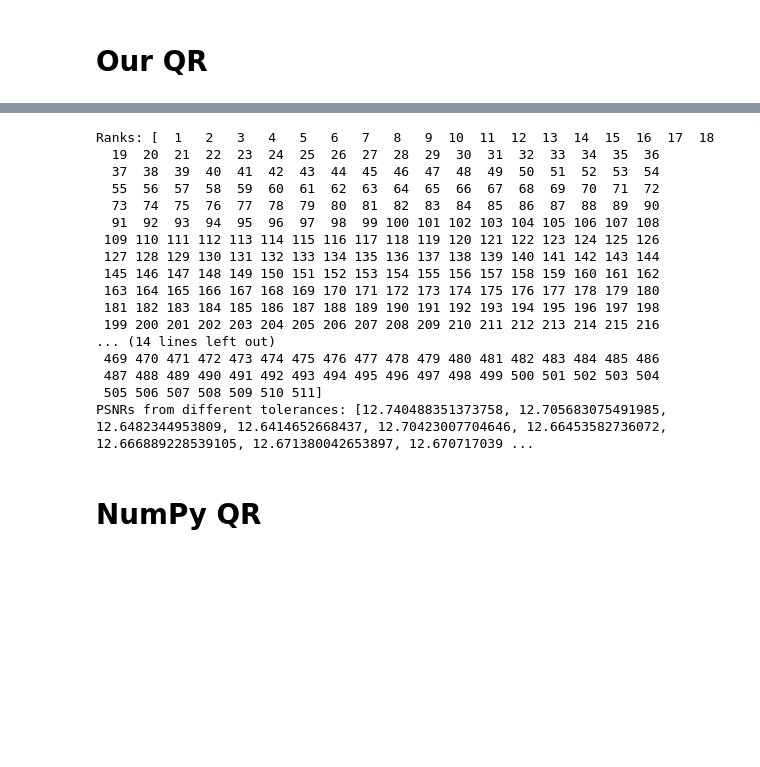
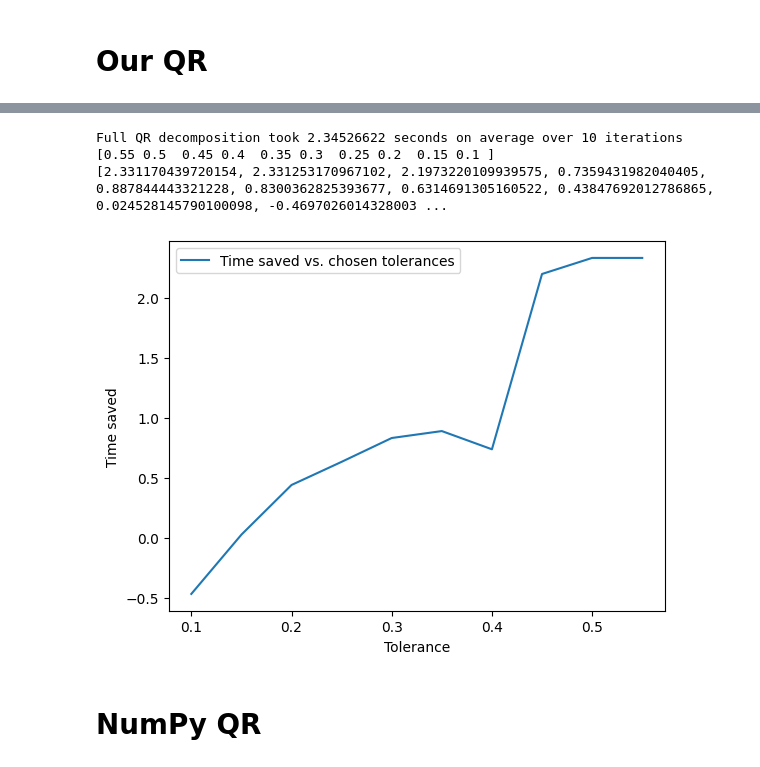
Before and after one commit to dreamchef/rrqrf, a Jupyter notebook: qr_svd_comparison.ipynb, the cells around one changed output, grey strips where cells are left out. Saved outputs shown, nothing was run; the diff lists cells and outputs as text; code cells hidden in the pictures; blank space fills up the shorter version.

```diff
--- a/qr_svd_comparison.ipynb
+++ b/qr_svd_comparison.ipynb
@@ -238,42 +265,42 @@ Truncated to rank: 293
 # %%
 times_qr = []
 
-
-for i in 100:
+for i in range(0,10):
 
     start_qr_time = time.time()
 
     Q,R,P = full_qr(A)
 
     stop_qr_time = time.time()
 
     times_qr.append(stop_qr_time - start_qr_time)
 
     R_permuted = R @ P.T
 
 avg_qr_time = np.mean(times_qr)
 
+print("Full QR decomposition took {:.8f} seconds on average over 10 iterations".format(avg_qr_time))
 
+time_improvements = [avg_qr_time - t for t in times_from_tols]
 
-pyplot.plot(rank_list, psnrs_from_ranks)
+print(tols)
+
+print(time_improvements)
+
+pyplot.plot(tols, time_improvements, label='Time saved vs. chosen tolerances')
+
+pyplot.xlabel('Tolerance')
+
+pyplot.ylabel('Time saved')
+
+pyplot.legend()
+
+pyplot.show()
 # %% [output]
-Ranks: [  1   2   3   4   5   6   7   8   9  10  11  12  13  14  15  16  17  18
-  19  20  21  22  23  24  25  26  27  28  29  30  31  32  33  34  35  36
-  37  38  39  40  41  42  43  44  45  46  47  48  49  50  51  52  53  54
-  55  56  57  58  59  60  61  62  63  64  65  66  67  68  69  70  71  72
-  73  74  75  76  77  78  79  80  81  82  83  84  85  86  87  88  89  90
-  91  92  93  94  95  96  97  98  99 100 101 102 103 104 105 106 107 108
- 109 110 111 112 113 114 115 116 117 118 119 120 121 122 123 124 125 126
- 127 128 129 130 131 132 133 134 135 136 137 138 139 140 141 142 143 144
- 145 146 147 148 149 150 151 152 153 154 155 156 157 158 159 160 161 162
- 163 164 165 166 167 168 169 170 171 172 173 174 175 176 177 178 179 180
- 181 182 183 184 185 186 187 188 189 190 191 192 193 194 195 196 197 198
- 199 200 201 202 203 204 205 206 207 208 209 210 211 212 213 214 215 216
-... (14 lines left out)
- 469 470 471 472 473 474 475 476 477 478 479 480 481 482 483 484 485 486
- 487 488 489 490 491 492 493 494 495 496 497 498 499 500 501 502 503 504
- 505 506 507 508 509 510 511]
-PSNRs from different tolerances: [12.740488351373758, 12.705683075491985, 12.6482344953809, 12.6414652668437, 12.70423007704646, 12.66453582736072, 12.666889228539105, 12.671380042653897, 12.670717039 ...
+Full QR decomposition took 2.34526622 seconds on average over 10 iterations
+[0.55 0.5  0.45 0.4  0.35 0.3  0.25 0.2  0.15 0.1 ]
+[2.331170439720154, 2.331253170967102, 2.1973220109939575, 0.7359431982040405, 0.887844443321228, 0.8300362825393677, 0.6314691305160522, 0.43847692012786865, 0.024528145790100098, -0.4697026014328003 ...
+[figure, added]
 # %% [markdown]
 # NumPy QR
 # %%
```
Also changed, not shown: parts of 4 cells of this notebook, 6 other files.
